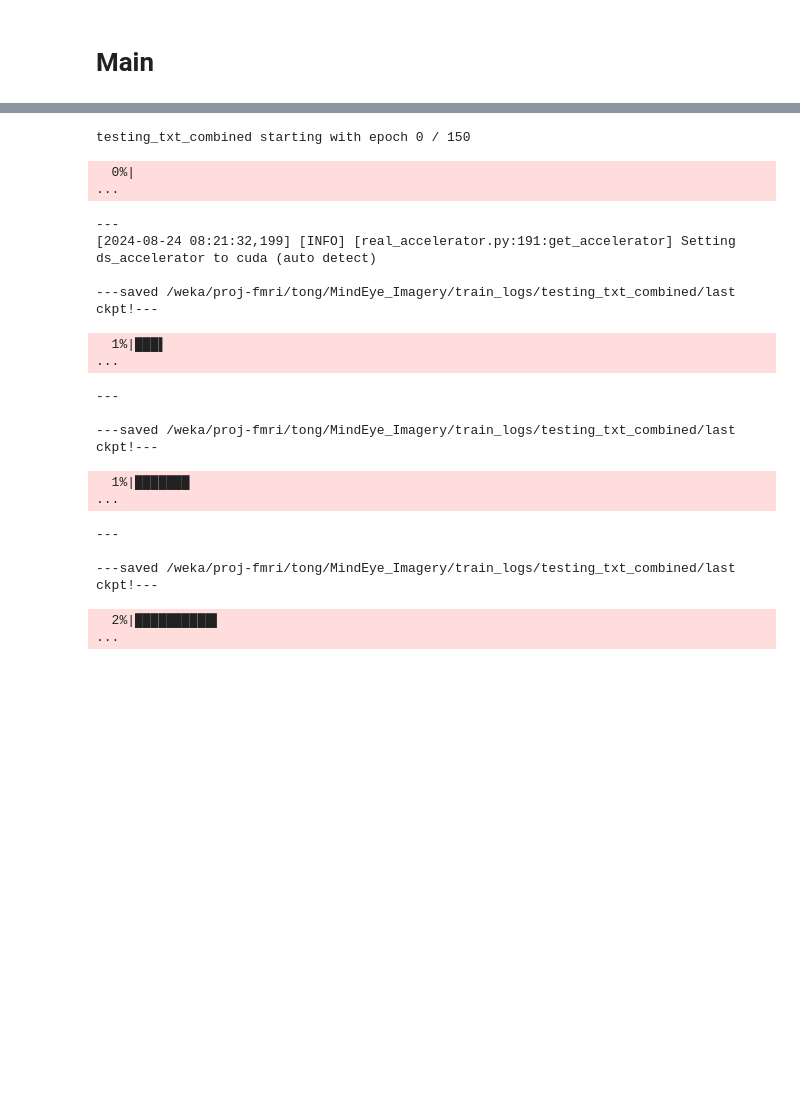
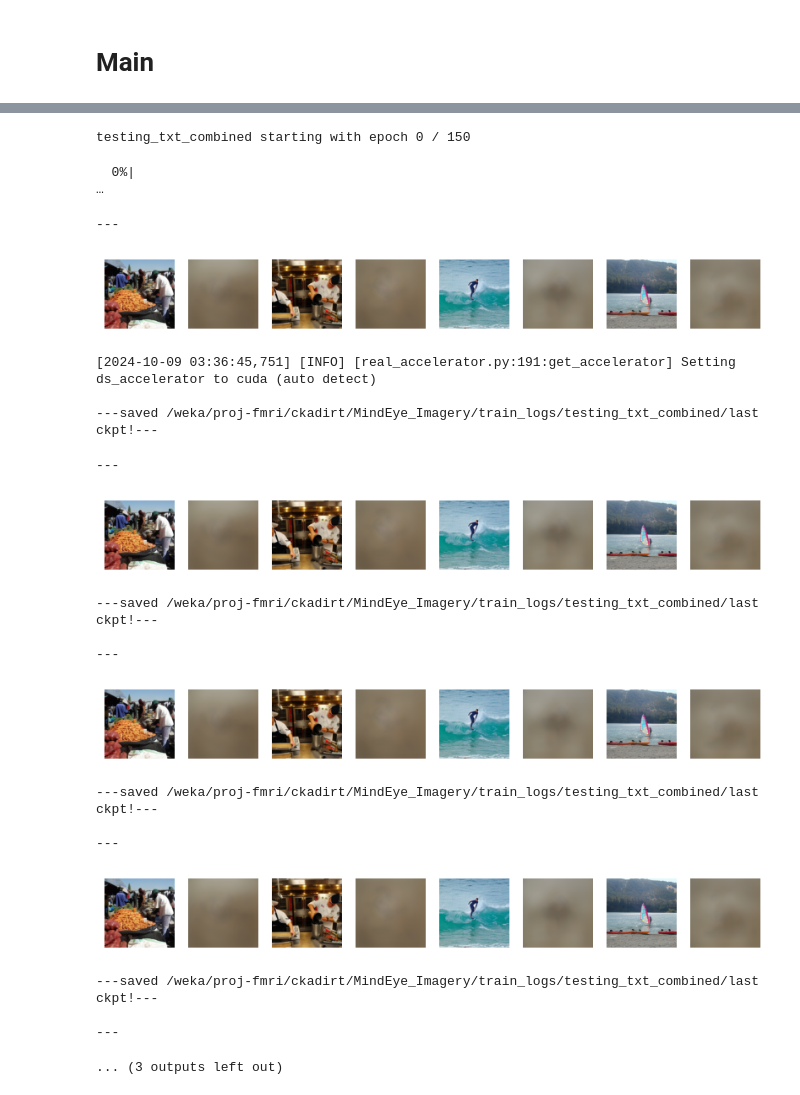
Before and after one commit to MedARC-AI/MindEye_Imagery, a Jupyter notebook: src/Train.ipynb, the cells around one changed output, grey strips where cells are left out. Saved outputs shown, nothing was run; the diff lists cells and outputs as text; code cells hidden in the pictures; blank space fills up the shorter version.

```diff
--- a/src/Train.ipynb
+++ b/src/Train.ipynb
@@ -90,13 +87,13 @@ if utils.is_interactive():
     jupyter_args = f"--data_path=/weka/proj-medarc/shared/mindeyev2_dataset \
                     --cache_dir=/weka/proj-medarc/shared/cache \
                     --model_name={model_name} \
-                    --no-multi_subject --subj=1 --batch_size={batch_size} --num_sessions=3 \
+                    --no-multi_subject --subj=1 --batch_size={batch_size} --num_sessions=40 \
                     --hidden_dim=1024 --clip_scale=1. \
-                    --no-blurry_recon --blur_scale=.5  \
+                    --blurry_recon --blur_scale=.5  \
                     --seq_past=0 --seq_future=0 \
                     --use_prior --prior_scale=30 \
                     --n_blocks=4 --max_lr=3e-4 --mixup_pct=.33 --num_epochs=150 --no-use_image_aug \
-                    --ckpt_interval=1 --ckpt_saving"
+                    --ckpt_interval=1 --ckpt_saving --dual_guidance"
 
     print(jupyter_args)
     jupyter_args = jupyter_args.split()
@@ -434,7 +432,8 @@ images = f['images'] # if you go OOM you can remove the [:] so it isnt preloaded
 # images = torch.Tensor(images).to("cpu").to(data_type)
 print("Loaded all 73k possible NSD images to cpu!", images.shape)
 # Load 73k NSD captions
-captions = np.load(f'{data_path}/preprocessed_data/annots_73k.npy')
+# captions = np.load(f'{data_path}/preprocessed_data/annots_73k.npy')
+captions = np.load(f'{data_path}/annots_73k.npy')
 print("Loaded all 73k NSD captions to cpu!", captions.shape)
 # %% [output]
 Loaded all 73k possible NSD images to cpu! (73000, 3, 224, 224)
@@ -446,6 +446,6 @@ Loaded all 73k possible NSD images to cpu! (73000, 3, 224, 224)
 clip_emb_dim = 768
 clip_seq_dim = 257
 clip_text_seq_dim=77
-clip_extractor = Reconstructor(device=device, cache_dir=cache_dir)
+clip_extractor = Reconstructor(device=device, cache_dir=f'{cache_dir}/versatile_diffusion_ckpts')
 clip_variant = "ViT-L-14_2"
 # %% [output]
@@ -789,3 +811,5 @@ if resume_from_ckpt:
 # elif wandb_log:
 #     if wandb.run.resumed:
 #         load_ckpt("last",load_lr=True,load_optimizer=True,load_epoch=True)
+# %%
+model = torch.compile(model)
@@ -795,6 +837,7 @@ train_dls = [train_dl[f'subj{s:02d}'] for s in subj_list]
 model, optimizer, *train_dls, lr_scheduler = accelerator.prepare(model, optimizer, *train_dls, lr_scheduler)
 # leaving out test_dl since we will only have local_rank 0 device do evals
 # %%
+from tqdm.auto import tqdm
 print(f"{model_name} starting with epoch {epoch} / {num_epochs}")
 progress_bar = tqdm(range(epoch,num_epochs), ncols=1200, disable=(local_rank!=0))
 test_image, test_voxel = None, None
@@ -926,7 +969,7 @@ for epoch in progress_bar:
 
                     voxel_iters[f"subj{subj_list[s]:02d}_iter{i}"] = voxel0
                     i +=1
-                    if ~(i<num_iterations_per_epoch):
+                    if (i >= num_iterations_per_epoch):
                         # print(f"breaking data loader at i={i} for s={s}")
                         break
 
@@ -1109,7 +1152,7 @@ for epoch in progress_bar:
                             if test_image is None:
                                 test_image = torch.tensor(images[im][None], dtype=torch.float16, device="cpu")
                                 if dual_guidance:
-                                    test_caption.append(captions[im])
+                                    test_caption = [captions[im]]
                                 test_voxel = voxel[locs][None]
                             else:
                                 test_image = torch.vstack((test_image, torch.tensor(images[im][None], dtype=torch.float16, device="cpu")))
@@ -1138,7 +1181,28 @@ for epoch in progress_bar:
                 clip_target = clip_extractor.embed_image(image.float()).float()
                 if dual_guidance:
                     clip_target_txt = clip_extractor.embed_text(caption).float()
-                backbone, backbone_txt, clip_voxels, blurry_image_enc = model.backbone(voxel_ridge)
+
+                # voxel_ridge_list = [model.ridge(voxel_list[si].detach().to(device), si) for si, s in enumerate(subj_list)]
+                # voxel_ridge = torch.cat(voxel_ridge_list, dim=0)
+                # backbone, backbone_txt, clip_voxels, blurry_image_enc = model.backbone(voxel_ridge)
+
+                for rep in range(3):
+                    voxel_ridge = model.ridge(voxel[:,rep],0) # 0th index of subj_list
+                    backbone0, backbone_txt0, clip_voxels0, blurry_image_enc_0 = model.backbone(voxel_ridge)
+                    if rep==0:
+                        clip_voxels = clip_voxels0
+                        backbone = backbone0
+                        backbone_txt = backbone_txt0
+                        blurry_image_enc_ = blurry_image_enc_0[0]
+                    else:
+                        clip_voxels += clip_voxels0
+                        backbone += backbone0
+                        backbone_txt += backbone_txt0
+                        blurry_image_enc_ += blurry_image_enc_0[0]
+                clip_voxels /= 3
+                backbone /= 3
+                backbone_txt /= 3
+                blurry_image_enc_ /= 3
 
                 if clip_scale>0:
                     clip_voxels_norm = nn.functional.normalize(clip_voxels.flatten(1), dim=-1)
@@ -1188,7 +1252,7 @@ for epoch in progress_bar:
                     loss += loss_clip
 
                 if blurry_recon:
-                    image_enc_pred, _ = blurry_image_enc_
+                    image_enc_pred = blurry_image_enc_
                     blurry_recon_images = (autoenc.decode(image_enc_pred[random_samps]/0.18215).sample / 2 + 0.5).clamp(0,1)
                     pixcorr = utils.pixcorr(image[random_samps], blurry_recon_images)
                     test_blurry_pixcorr += pixcorr.item()
@@ -1268,43 +1332,49 @@ for epoch in progress_bar:
                     if utils.is_interactive():
                         plt.figure(figsize=(2,2))
                         plt.imshow(transforms.ToPILImage()(image[idx]))
                         plt.axis('off')
                         plt.show()
 
                         plt.figure(figsize=(2,2))
                         plt.imshow(transforms.ToPILImage()(samples[0]))
                         plt.axis('off')
                         plt.show()
 
             progress_bar.set_postfix(**logs)
 
             if wandb_log: wandb.log(logs)
 
     # Save model checkpoint and reconstruct
     if (ckpt_saving) and (epoch % ckpt_interval == 0):
         save_ckpt(f'last')
 
     # wait for other GPUs to catch up if needed
     accelerator.wait_for_everyone()
     torch.cuda.empty_cache()
     gc.collect()
 
 print("\n===Finished!===\n")
 if ckpt_saving:
     save_ckpt(f'last')
 # %% [output]
 testing_txt_combined starting with epoch 0 / 150
-  0%|                                                                                                                                                                                                    ...
+  0%|                                                                                                         …
 ---
-[2024-08-24 08:21:32,199] [INFO] [real_accelerator.py:191:get_accelerator] Setting ds_accelerator to cuda (auto detect)
-
----saved /weka/proj-fmri/tong/MindEye_Imagery/train_logs/testing_txt_combined/last ckpt!---
+[figure, added]
-  1%|███▌                                                                                                                                                                                                ...
+[2024-10-09 03:36:45,751] [INFO] [real_accelerator.py:191:get_accelerator] Setting ds_accelerator to cuda (auto detect)
+
+---saved /weka/proj-fmri/ckadirt/MindEye_Imagery/train_logs/testing_txt_combined/last ckpt!---
 ---
-
----saved /weka/proj-fmri/tong/MindEye_Imagery/train_logs/testing_txt_combined/last ckpt!---
+[figure, added]
-  1%|███████                                                                                                                                                                                             ...
+---saved /weka/proj-fmri/ckadirt/MindEye_Imagery/train_logs/testing_txt_combined/last ckpt!---
+
+---
+[figure, added]
+---saved /weka/proj-fmri/ckadirt/MindEye_Imagery/train_logs/testing_txt_combined/last ckpt!---
+
 ---
-
----saved /weka/proj-fmri/tong/MindEye_Imagery/train_logs/testing_txt_combined/last ckpt!---
+[figure, added]
-  2%|██████████▌                                                                                                                                                                                         ...
+---saved /weka/proj-fmri/ckadirt/MindEye_Imagery/train_logs/testing_txt_combined/last ckpt!---
+
+---
+... (3 outputs left out)
```
Also changed, not shown: parts of 15 cells of this notebook, 4 other files.
